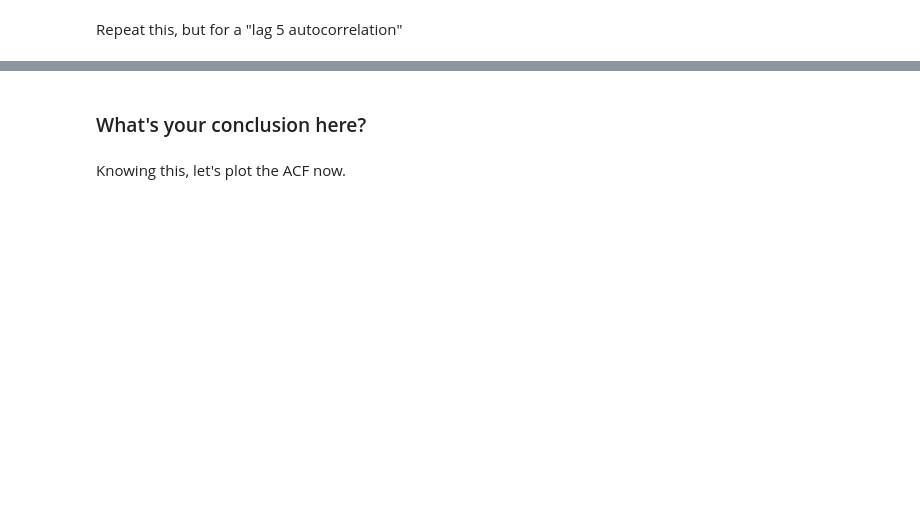
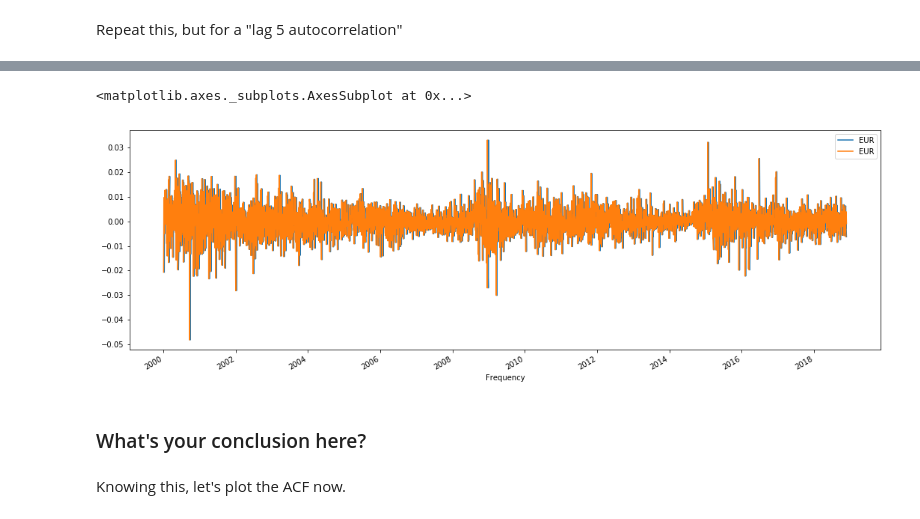
Before and after one commit to MissAle17/dsc-3-26-05-correlation-and-autocorrelation-in-time-series-lab-online-ds-sp-000, a Jupyter notebook: index.ipynb, the cells around one changed output, grey strips where cells are left out. Drawn from its saved outputs; the diff is of its cells as text; code cells hidden in the pictures; blank space fills up the shorter version.

```diff
--- a/index.ipynb
+++ b/index.ipynb
@@ -103,2 +137,6 @@ Repeat this, but for a "lag 5 autocorrelation"
 # %%
 # your code here
+lag_5.plot(figsize=(18,6))
+# %% [output]
+<matplotlib.axes._subplots.AxesSubplot at 0x...>
+[figure, added]
```
Also changed, not shown: parts of 13 cells of this notebook.
